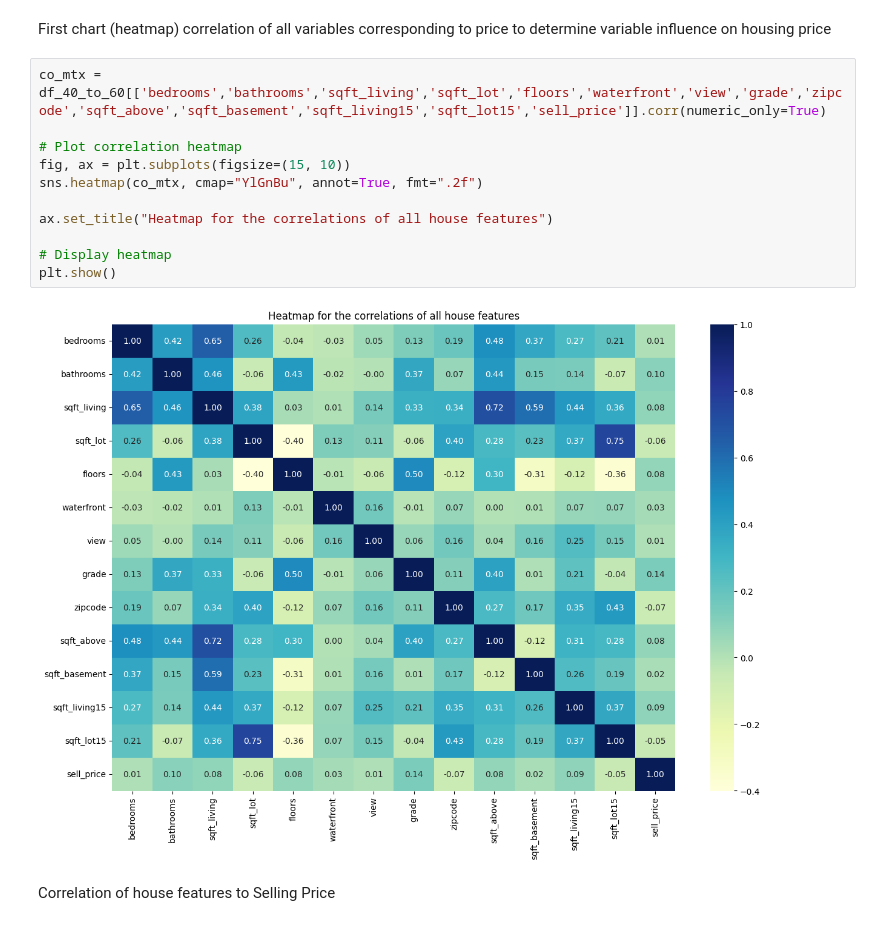
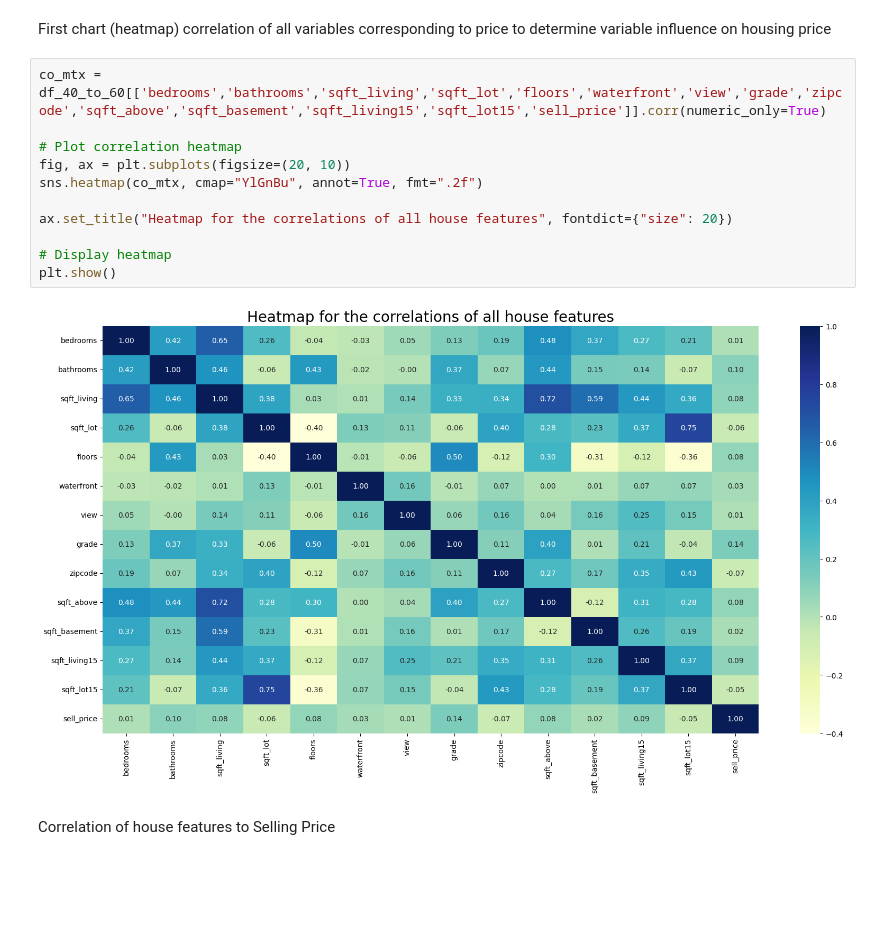
Before and after one commit to jale2025/ds-eda-project-template, a Jupyter notebook: result.ipynb, the cells around one changed output. Drawn from its saved outputs; the diff is of its cells as text; blank space fills up the shorter version.

```diff
--- a/result.ipynb
+++ b/result.ipynb
@@ -297,16 +302,16 @@ First chart (heatmap) correlation of all variables corresponding to price to det
 # %%
 co_mtx = df_40_to_60[['bedrooms','bathrooms','sqft_living','sqft_lot','floors','waterfront','view','grade','zipcode','sqft_above','sqft_basement','sqft_living15','sqft_lot15','sell_price']].corr(numeric_only=True)
 
 # Plot correlation heatmap
-fig, ax = plt.subplots(figsize=(15, 10))
+fig, ax = plt.subplots(figsize=(20, 10))
 sns.heatmap(co_mtx, cmap="YlGnBu", annot=True, fmt=".2f")
 
-ax.set_title("Heatmap for the correlations of all house features")
+ax.set_title("Heatmap for the correlations of all house features", fontdict={"size": 20})
 
 # Display heatmap
 plt.show()
 # %% [output]
-[figure, old version]
+[figure, new version]
 # %% [markdown]
 Correlation of house features to Selling Price
 # %%
```
Also changed, not shown: parts of 8 cells of this notebook, 14 other files.
